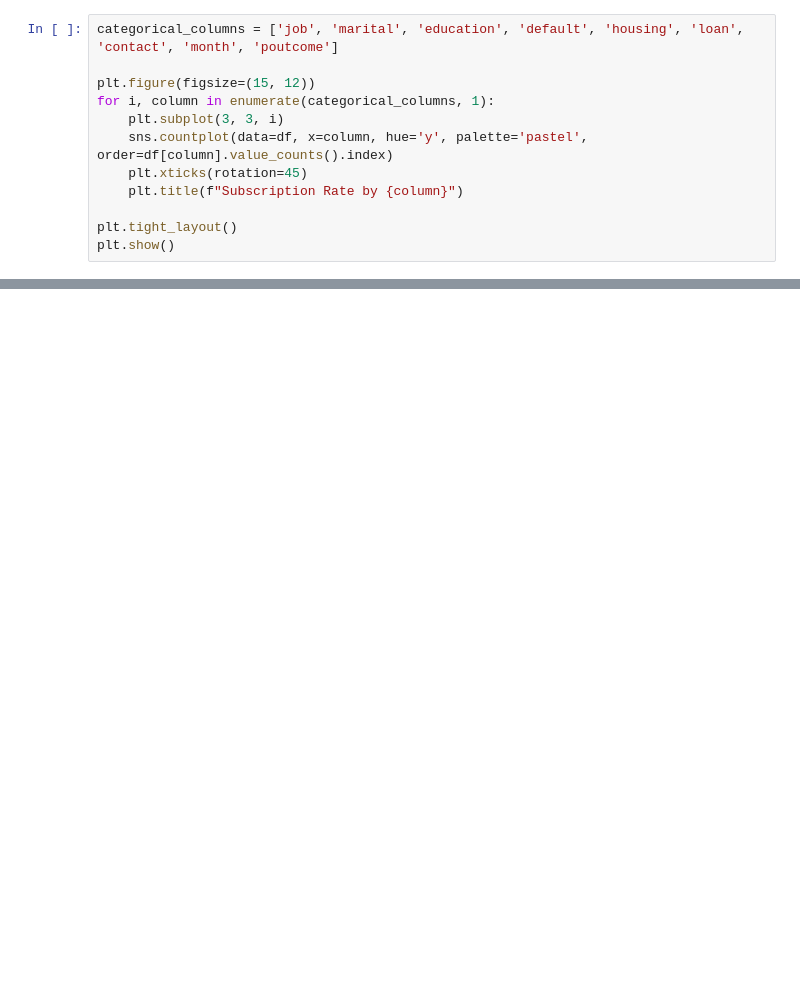
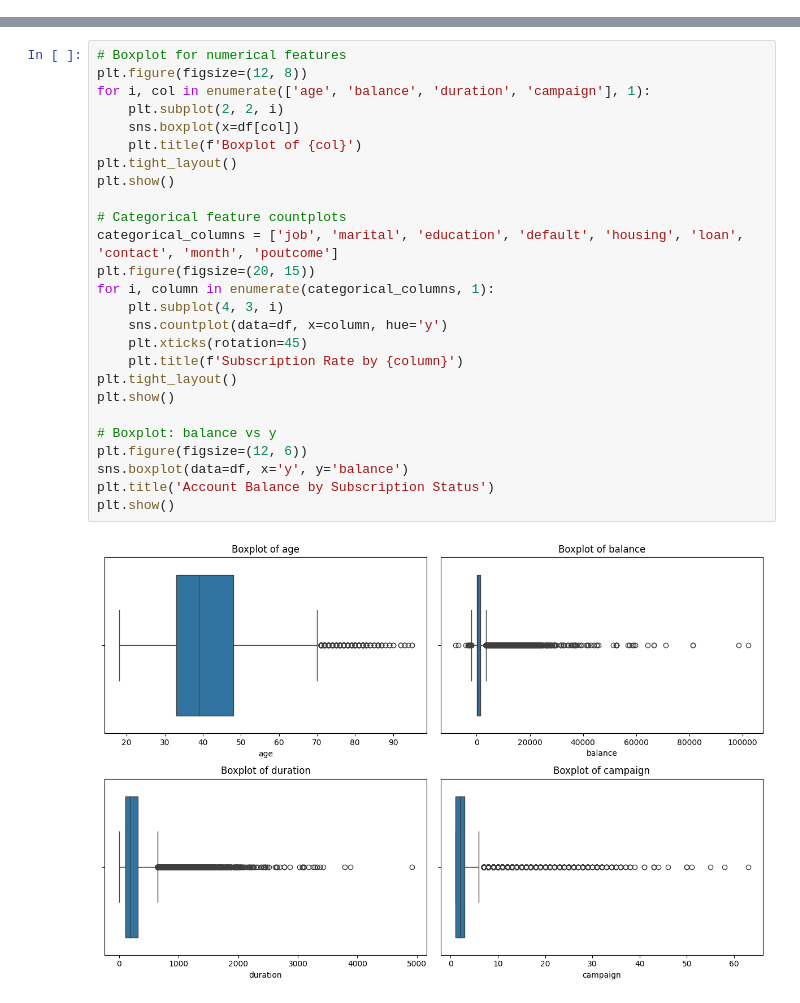
Before and after one commit to myousuf001/FYP-, a Jupyter notebook: data science project.ipynb, the cells around one changed output, grey strips where cells are left out. Saved outputs shown, nothing was run; the diff lists cells and outputs as text; blank space fills up the shorter version.

```diff
--- a/data science project.ipynb
+++ b/data science project.ipynb
@@ -222,12 +0,0 @@ plt.show()
-# %%
-categorical_columns = ['job', 'marital', 'education', 'default', 'housing', 'loan', 'contact', 'month', 'poutcome']
-
-plt.figure(figsize=(15, 12))
-for i, column in enumerate(categorical_columns, 1):
-    plt.subplot(3, 3, i)
-    sns.countplot(data=df, x=column, hue='y', palette='pastel', order=df[column].value_counts().index)
-    plt.xticks(rotation=45)
-    plt.title(f"Subscription Rate by {column}")
-
-plt.tight_layout()
-plt.show()
@@ -1021,0 +82,28 @@ plt.show()
+# %%
+# Boxplot for numerical features
+plt.figure(figsize=(12, 8))
+for i, col in enumerate(['age', 'balance', 'duration', 'campaign'], 1):
+    plt.subplot(2, 2, i)
+    sns.boxplot(x=df[col])
+    plt.title(f'Boxplot of {col}')
+plt.tight_layout()
+plt.show()
+
+# Categorical feature countplots
+categorical_columns = ['job', 'marital', 'education', 'default', 'housing', 'loan', 'contact', 'month', 'poutcome']
+plt.figure(figsize=(20, 15))
+for i, column in enumerate(categorical_columns, 1):
+    plt.subplot(4, 3, i)
+    sns.countplot(data=df, x=column, hue='y')
+    plt.xticks(rotation=45)
+    plt.title(f'Subscription Rate by {column}')
+plt.tight_layout()
+plt.show()
+
+# Boxplot: balance vs y
+plt.figure(figsize=(12, 6))
+sns.boxplot(data=df, x='y', y='balance')
+plt.title('Account Balance by Subscription Status')
+plt.show()
+# %% [output]
+[figure, added]
```
Also changed, not shown: parts of 56 cells of this notebook.
